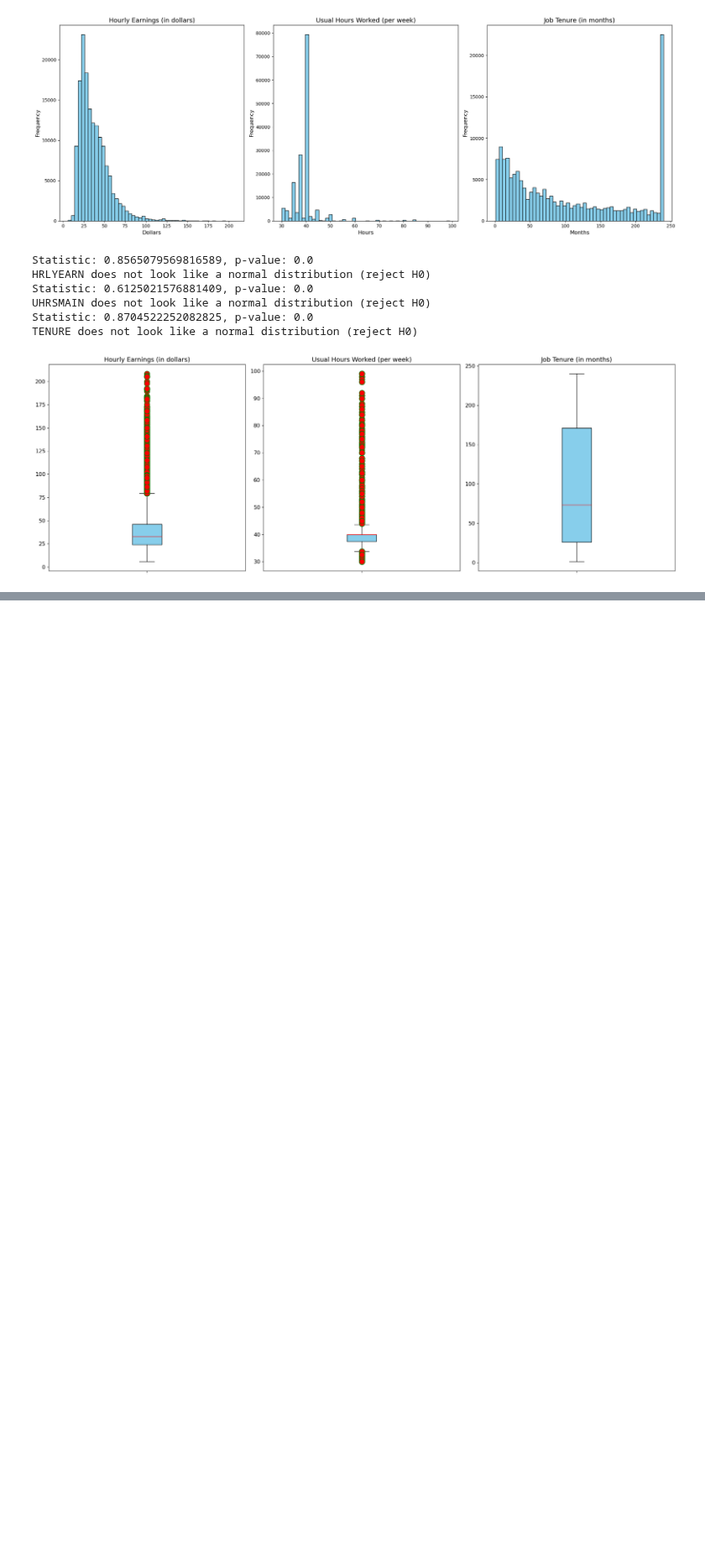
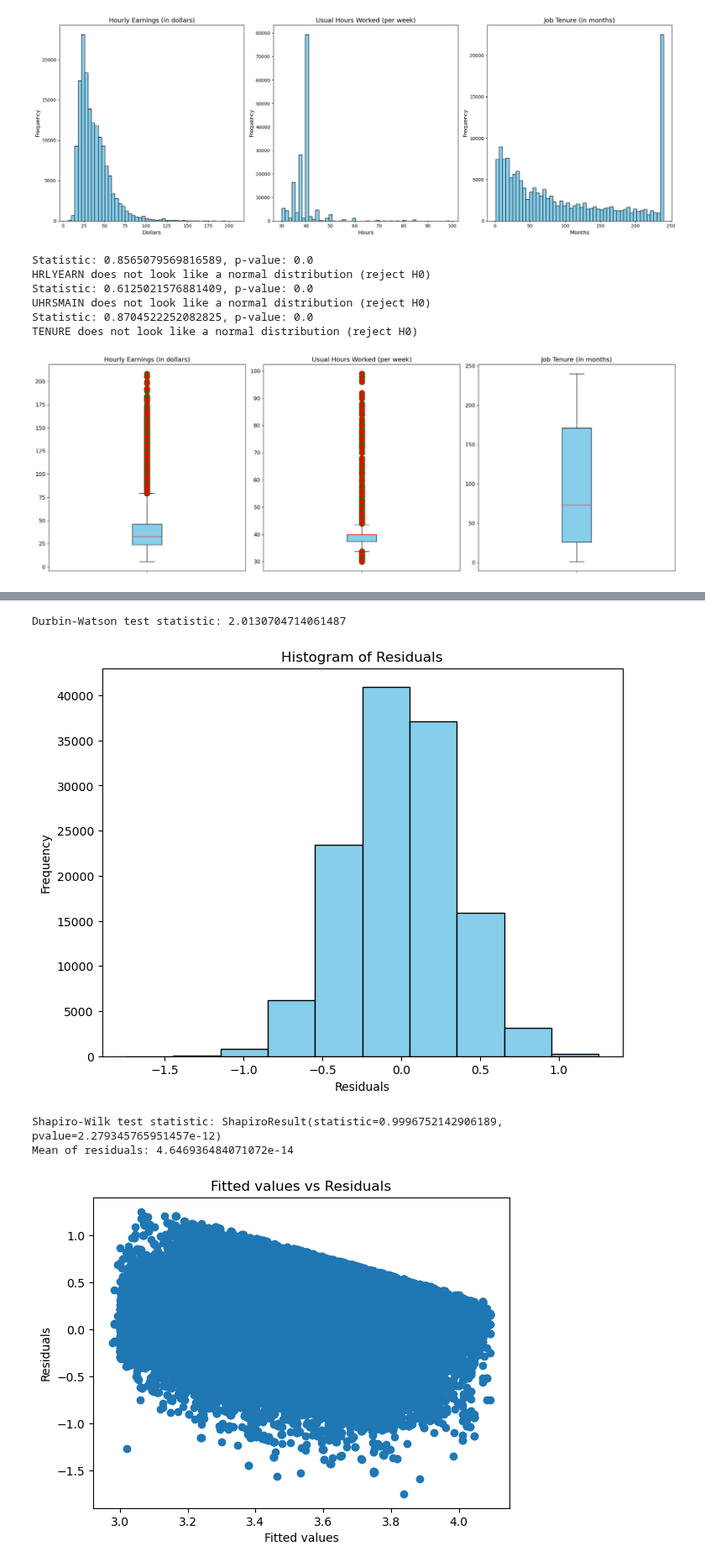
Before and after one commit to harpkang/CIND820_CAPSTONE, a Jupyter notebook: Code/kang_harpreet_code_cind820.ipynb, the cells around one changed output, grey strips where cells are left out. Shown at 84% size. Saved outputs shown, nothing was run; the diff lists cells and outputs as text; code cells hidden in the pictures; blank space fills up the shorter version.

```diff
--- a/Code/kang_harpreet_code_cind820.ipynb
+++ b/Code/kang_harpreet_code_cind820.ipynb
@@ -849,0 +978,47 @@ X_test_selected = X_test.iloc[:, selected_feature_indices]
+# %%
+# Apply log transformation to the dependent variable to fix the normality issue and check the residuals again
+# This fixed the normaility issue but not the homoscedasticity issue
+
+#transformed dependent variable (y)
+log_y=np.log(y)
+
+# Add a constant to the model
+X = sm.add_constant(X)
+
+# Fit the model
+model = sm.OLS(log_y, X).fit()
+
+# Get the residuals
+residuals = model.resid
+
+# 1. Check for independence (Durbin-Watson test)
+dw_test = sm.stats.stattools.durbin_watson(residuals)
+print('Durbin-Watson test statistic:', dw_test)
+
+# 2. Check for normality (Q-Q plot and Shapiro-Wilk test)
+plt.figure(figsize=(8, 6))
+plt.hist(residuals, color='skyblue', edgecolor='black')
+plt.title('Histogram of Residuals')
+plt.xlabel('Residuals')
+plt.ylabel('Frequency')
+plt.show()
+
+shapiro_test = stats.shapiro(residuals)
+print('Shapiro-Wilk test statistic:', shapiro_test)
+
+# 3. Check for mean of residuals equal to zero
+mean_residuals = residuals.mean()
+print('Mean of residuals:', mean_residuals)
+
+# 4. Check for homoscedasticity (constant variance)
+plt.scatter(model.fittedvalues, residuals)
+plt.xlabel('Fitted values')
+plt.ylabel('Residuals')
+plt.title('Fitted values vs Residuals')
+plt.show()
+# %% [output]
+Durbin-Watson test statistic: 2.0130704714061487
+[figure, added]
+Shapiro-Wilk test statistic: ShapiroResult(statistic=0.9996752142906189, pvalue=2.279345765951457e-12)
+Mean of residuals: 4.646936484071072e-14
+[figure, added]
```
Also changed, not shown: parts of 35 cells of this notebook, 40 other files.
